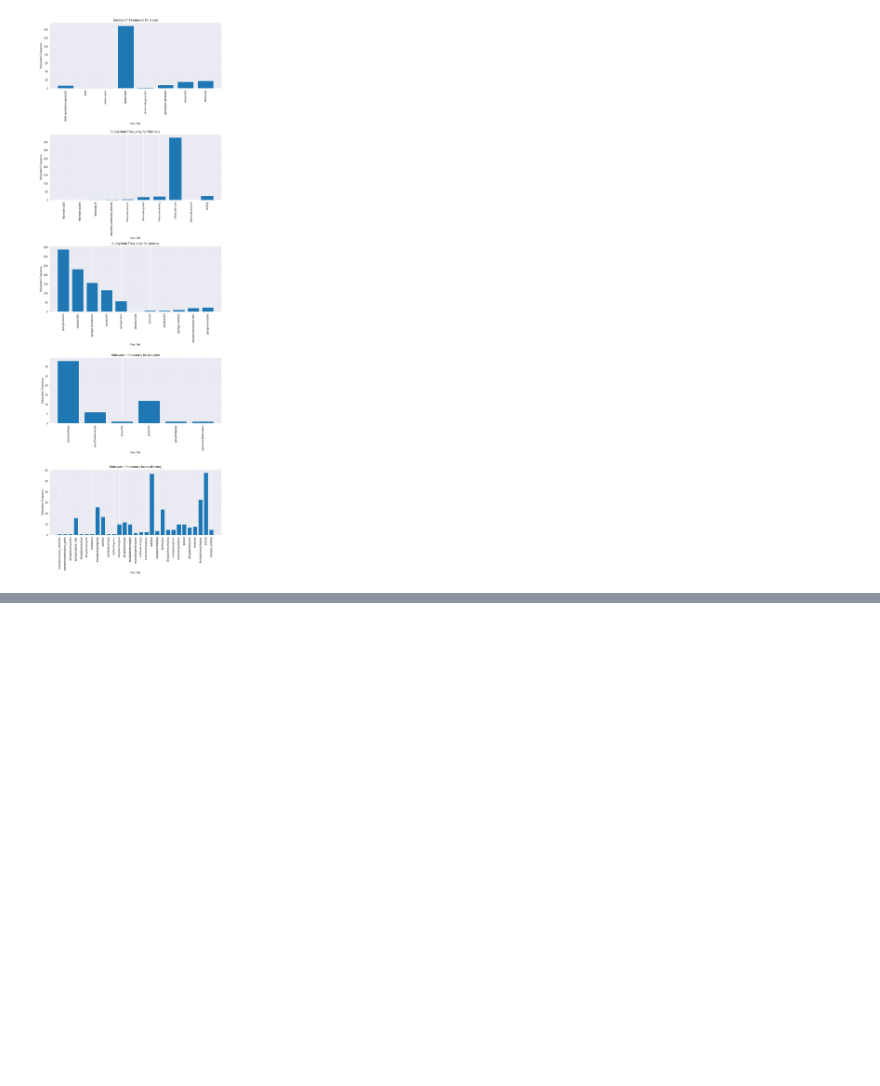
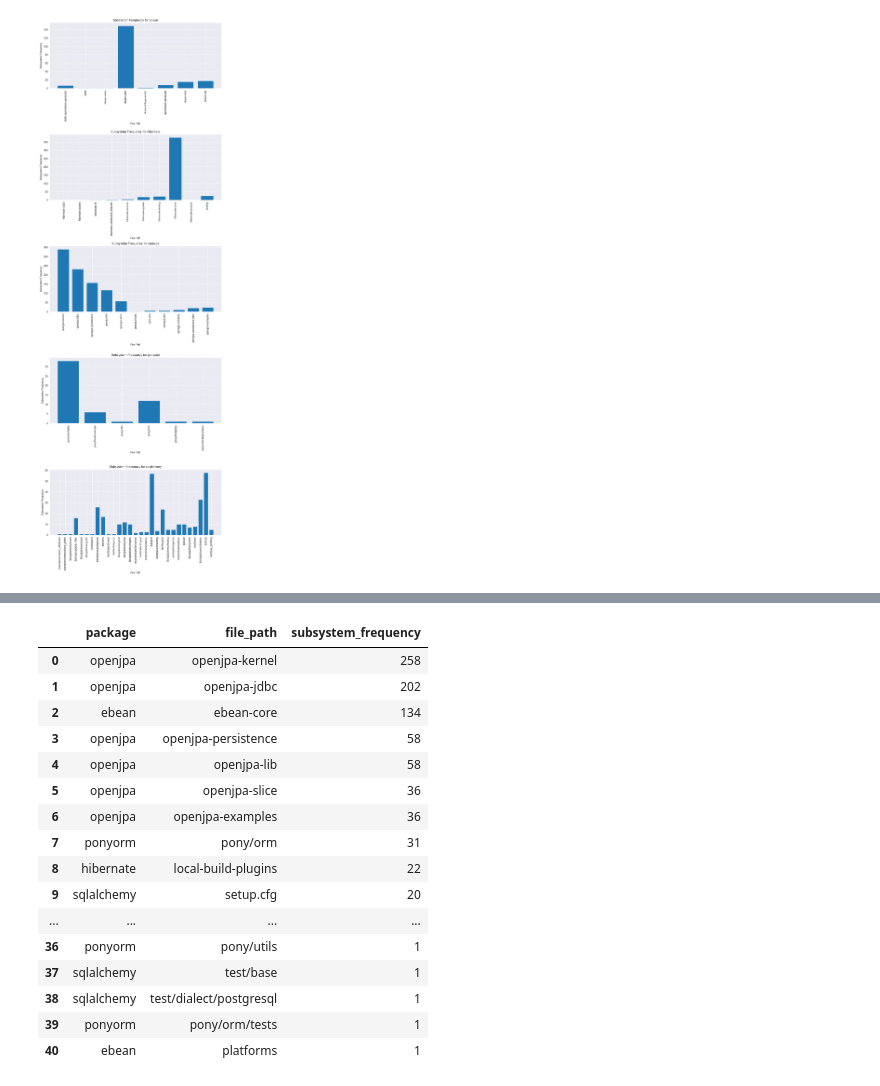
Before and after one commit to Hashir-Jamil/static-analysis-tools-comparison, a Jupyter notebook: static_analysis_data.ipynb, the cells around one changed output, grey strips where cells are left out. Drawn from its saved outputs; the diff is of its cells as text; code cells hidden in the pictures; blank space fills up the shorter version.

```diff
--- a/static_analysis_data.ipynb
+++ b/static_analysis_data.ipynb
@@ -180,0 +263,27 @@ plt.show()
+# %%
+coverity_subsystem_frequency_df = coverity_df[[ 'package','file_path']].copy()
+
+coverity_subsystem_frequency_df['file_path'] = coverity_subsystem_frequency_df.apply(modify_file_path, axis=1)
+coverity_subsystem_frequency_df = coverity_subsystem_frequency_df.groupby(['package','file_path']).size().reset_index(name='subsystem_frequency')
+coverity_subsystem_frequency_df.sort_values(by=['subsystem_frequency'], ascending=False, inplace=True)
+coverity_subsystem_frequency_df.reset_index(drop=True, inplace=True)
+coverity_subsystem_frequency_df.sort_values(['package']).to_csv('coverity_data/coverity_subsystem_frequency.csv', index=False)
+coverity_subsystem_frequency_df
+# %% [output]
+|  | package | file_path | subsystem_frequency |
+| 0 | openjpa | openjpa-kernel | 258 |
+| 1 | openjpa | openjpa-jdbc | 202 |
+| 2 | ebean | ebean-core | 134 |
+| 3 | openjpa | openjpa-persistence | 58 |
+| 4 | openjpa | openjpa-lib | 58 |
+| 5 | openjpa | openjpa-slice | 36 |
+| 6 | openjpa | openjpa-examples | 36 |
+| 7 | ponyorm | pony/orm | 31 |
+| 8 | hibernate | local-build-plugins | 22 |
+| 9 | sqlalchemy | setup.cfg | 20 |
+| ... | ... | ... | ... |
+| 36 | ponyorm | pony/utils | 1 |
+| 37 | sqlalchemy | test/base | 1 |
+| 38 | sqlalchemy | test/dialect/postgresql | 1 |
+| 39 | ponyorm | pony/orm/tests | 1 |
+| 40 | ebean | platforms | 1 |
```
Also changed, not shown: parts of 15 cells of this notebook, 31 other files.
